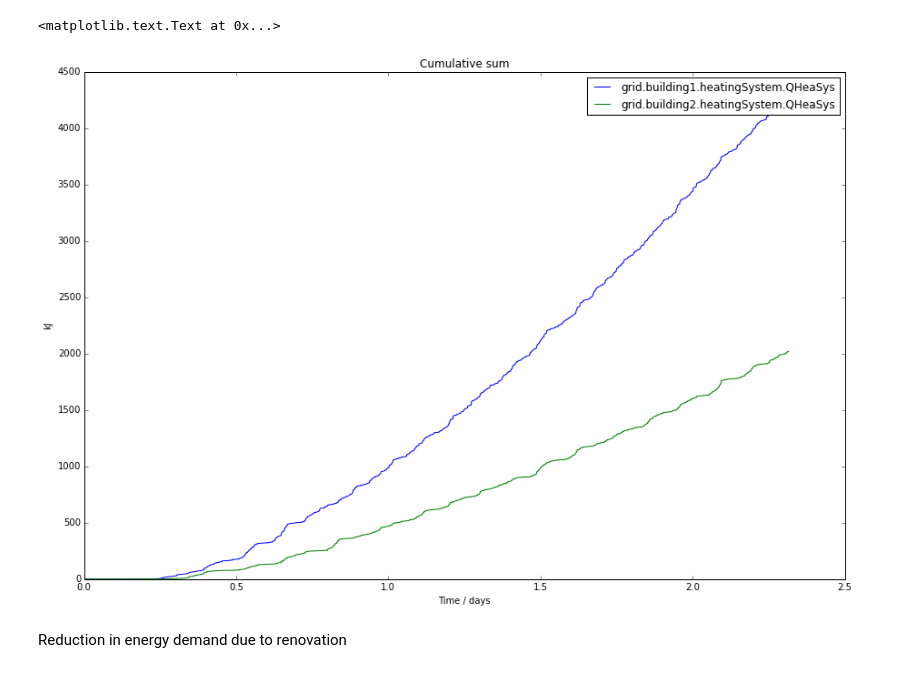
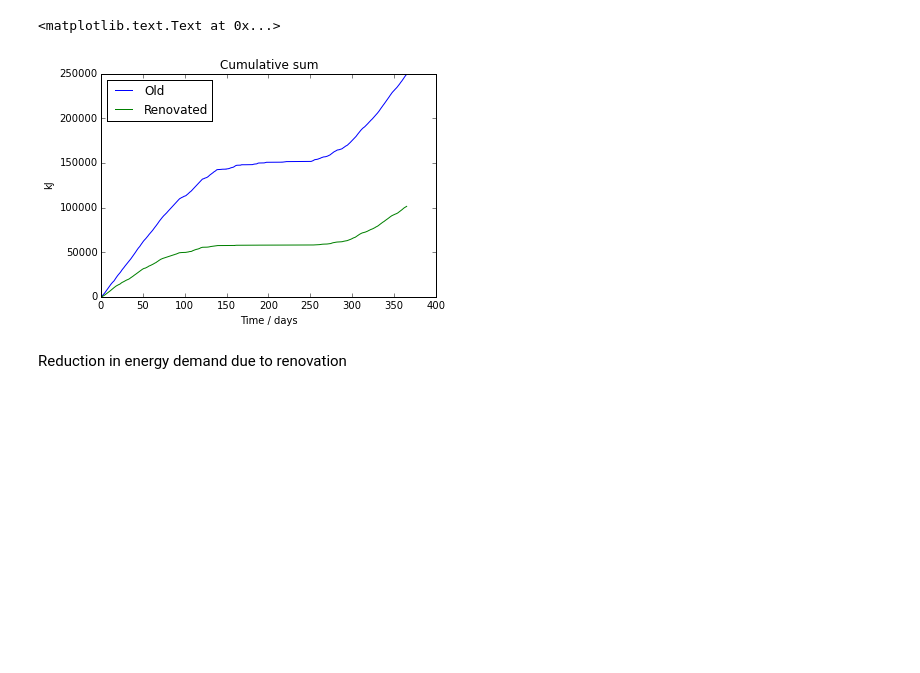
Before and after one commit to arnoutaertgeerts/DeSchipjes, a Jupyter notebook: Notebooks/Cumulative heat calculation.ipynb, the cells around one changed output. Saved outputs shown, nothing was run; the diff lists cells and outputs as text; code cells hidden in the pictures; blank space fills up the shorter version.

```diff
--- a/Notebooks/Cumulative heat calculation.ipynb
+++ b/Notebooks/Cumulative heat calculation.ipynb
@@ -9,6 +1,17 @@ Populating the interactive namespace from numpy and matplotlib
+# %%
+%matplotlib inline
+import matplotlib.pyplot as plt
+import numpy as np
+from modelicares import SimRes, SimResList
+
+results = [
+    SimRes(r'../Results/Building140.mat'),
+    SimRes(r'../Results/Renovated.mat')
+]
+variables = ['building.heatingSystem.QHeaSys']
 # %%
-sim = SimRes(resultFile)
-figsize(15,10)
+sim = SimResList(results)
+plt.figure(figsize=(15,10))
 sim.plot(variables)
 # %% [output]
 (<matplotlib.axes._subplots.AxesSubplot at 0x...>, None)
@@ -16,17 +20,22 @@ sim.plot(variables)
 # %%
-cumulative = {}
-for v in variables:
-    cumulative[v] = cumsum(sim[v].values())
+cumulative = dict()
+for r in results:
+    cumulative[str(r)] = dict()
+    for v in variables:
+        cumulative[str(r)][v] = np.cumsum(r[v].values())
 # %%
-for key, value in cumulative.iteritems():
-    title('Cumulative sum')
-    plot(sim['Time'].values()/(3600*24), value/1000)
+i = 0
+for rKey, rValue in cumulative.iteritems():
+    for vKey, vValue in rValue.iteritems():
+        plt.title('Cumulative sum')
+        plt.plot(sim[i]['Time'].values()/(3600*24), vValue/1000)
+        i += 1
 
-legend(variables)
-xlabel('Time / days')
-ylabel('kJ')
+plt.legend(['Old', 'Renovated'], loc=2)
+plt.xlabel('Time / days')
+plt.ylabel('kJ')
 # %% [output]
 <matplotlib.text.Text at 0x...>
-[figure, old version]
+[figure, new version]
 # %% [markdown]
 Reduction in energy demand due to renovation
```
Also changed, not shown: parts of 4 cells of this notebook, 1 other file.
